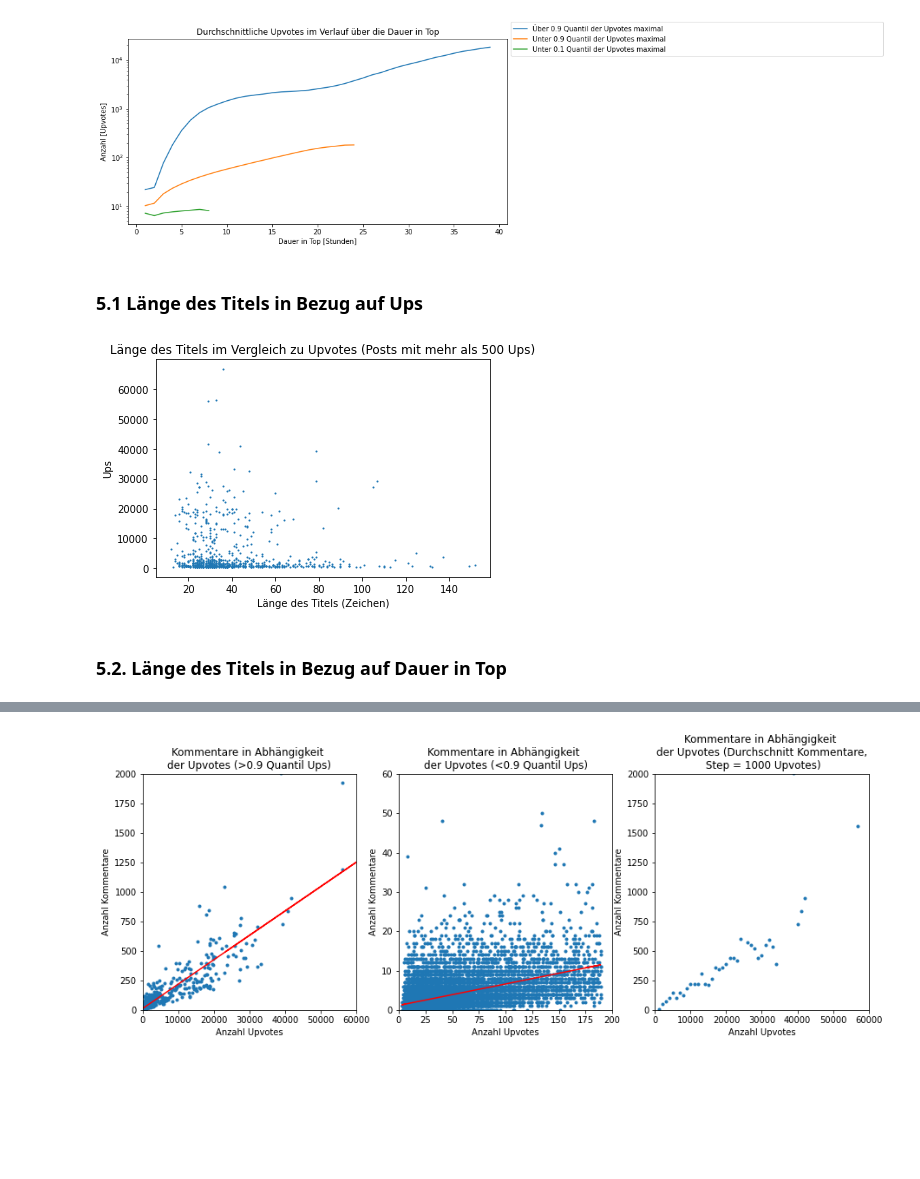
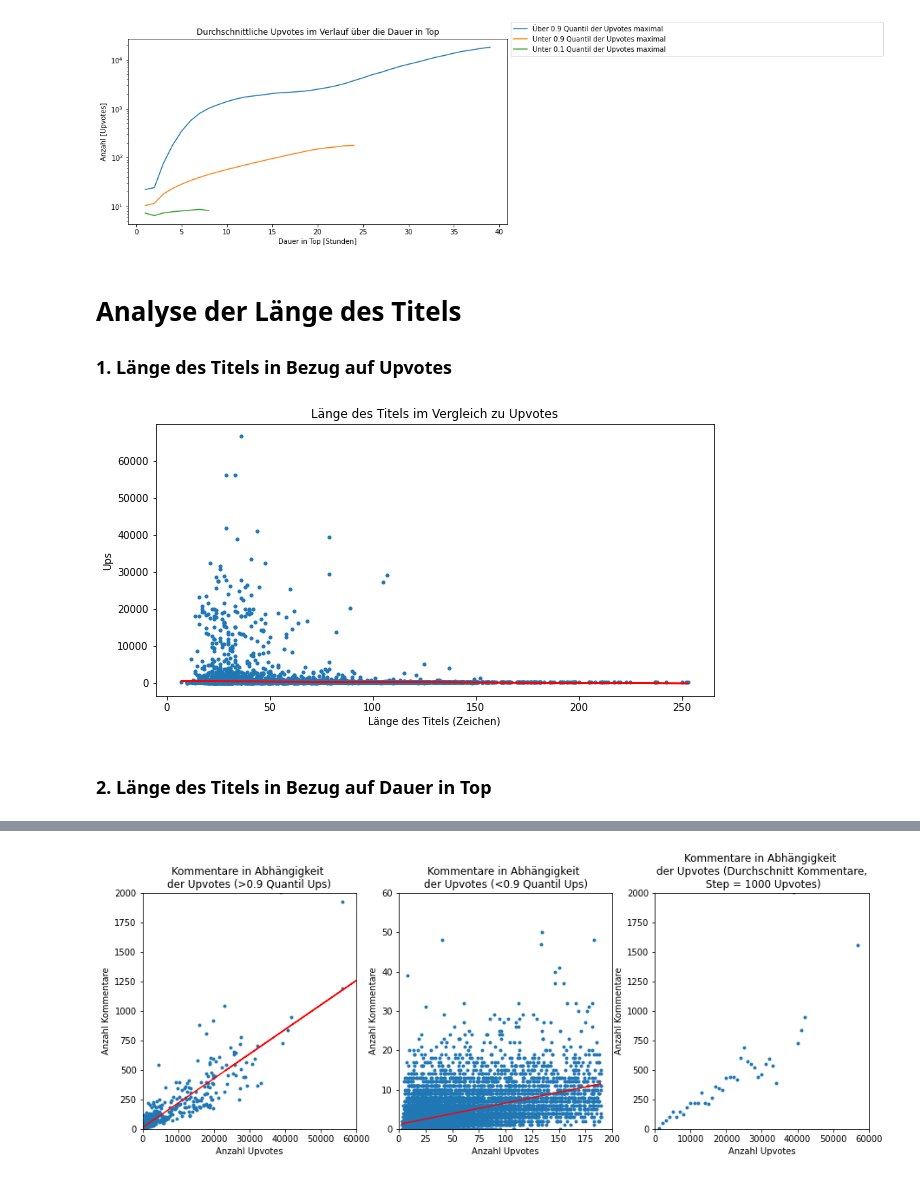
Before and after one commit to ZerhackerJagi/food_dashboard, a Jupyter notebook: Dashboard.ipynb, the cells around one changed output, grey strips where cells are left out. Drawn from its saved outputs; the diff is of its cells as text; code cells hidden in the pictures; blank space fills up the shorter version.

```diff
--- a/Dashboard.ipynb
+++ b/Dashboard.ipynb
@@ -112 +91,22 @@ dfr = pd.read_sql("SELECT * FROM reddit order by ups desc", db_connection)
+# %%
+# Max Ups hinzufügen
+dfr = pd.merge(dfr, dfr.groupby("post_id")["ups"].agg("max").reset_index(), on="post_id")
+
+# Max Comments hinzufügen
+dfr = pd.merge(dfr, dfr.groupby("post_id")["num_comments"].agg("max").reset_index(), on="post_id")
+
+dfr.rename({"ups_y":"max_ups", "num_comments_y":"max_comments", "ups_x":"ups", "num_comments_x":"num_comments"}, axis=1, inplace=True)
+# %%
+# Daten vorbereiten
+
+# reddit Daten, ohne Duplikate, gekürztes Dataframe (Spaltentechnisch)
+dfr_wods = dfr.drop_duplicates(subset=["post_id"]).copy()
+
+# reddit Daten, ohne Duplikate, größer 0.9 Quantil der max. Upvotes des Posts
+dfr_wodss = dfr_wods[(dfr_wods["max_ups"]>dfr_wods["ups"].quantile(0.9))].copy()
+dfr_wodsl = dfr_wods[dfr_wods["max_ups"]<dfr_wods["ups"].quantile(0.1)].copy()
+
+# reddit Daten, nach Duration sortiert, ohne Duplikate
+dfr_ds = dfr.sort_values(by=["duration"], ascending=False)
+dfr_ds.drop_duplicates(subset=["post_id"], inplace=True)
 # %% [markdown]
@@ -114,9 +114,0 @@ dfr = pd.read_sql("SELECT * FROM reddit order by ups desc", db_connection)
-# %%
-dfr_wds = dfr[["title", "ups", "time_created", "hour_created", "num_comments", "author"]]
-# dfr_wds = dfr_wd.sort_values("ups", ascending=False)
-dfr_wods = dfr_wds.drop_duplicates(subset=["title"]).copy()
-dfr_wods["time"] = pd.to_datetime(dfr_wods["time_created"])
-dfr_wodss = dfr_wods[(dfr_wods["ups"]>dfr_wods["ups"].quantile(0.9))].copy()
-dfr_wodsl = dfr_wods[dfr_wods["ups"]<dfr_wods["ups"].quantile(0.1)].copy()
-hour_dict = dfr_wodss.value_counts(subset=["hour_created"]).to_dict()
-#hour_dict
@@ -241,3 +212,0 @@ fig.show()
-# %%
-dfr_ds["hour_created"] = pd.to_numeric(dfr_ds["hour_created"])
-dfr_ds[["ups", "duration_seconds", "hour_created"]].corr()
@@ -327,19 +291,24 @@ plt.show()
 # %% [output]
 [figure]
 # %% [markdown]
-### 5.1 Länge des Titels in Bezug auf Ups
+# Analyse der Länge des Titels
+### 1. Länge des Titels in Bezug auf Upvotes
 # %%
 dfr_wods["title_length"] = dfr_wods["title"].apply(len)
 dfr_ds["title_length"] = dfr_ds["title"].apply(len)
 # %%
-limit = 500
-plt.scatter(dfr_wods[dfr_wods["ups"]>limit]["title_length"],
-           dfr_wods[dfr_wods["ups"]>limit]["ups"], s=1)
-plt.title("Länge des Titels im Vergleich zu Upvotes (Posts mit mehr als " + str(limit) + " Ups)")
+coef1 = np.polyfit(dfr_ds["title_length"],dfr_ds["ups"],1)
+poly1d_fn1 = np.poly1d(coef1)
+
+plt.figure(figsize=(10,5))
+#plt.plot(dfr_wods["title_length"], dfr_wods["ups"], "o", markersize=1)
+plt.plot(dfr_wods["title_length"], dfr_wods["ups"], "o", dfr_ds["title_length"], poly1d_fn1(dfr_ds["title_length"]), '-r',markersize=3)
+plt.title("Länge des Titels im Vergleich zu Upvotes")
 plt.xlabel("Länge des Titels (Zeichen)")
 plt.ylabel("Ups")
+#plt.yscale("log")
 plt.show()
 # %% [output]
-[figure, old version]
+[figure, new version]
 # %% [markdown]
-### 5.2. Länge des Titels in Bezug auf Dauer in Top
+### 2. Länge des Titels in Bezug auf Dauer in Top
```
Also changed, not shown: parts of 69 cells of this notebook, 2 other files.
